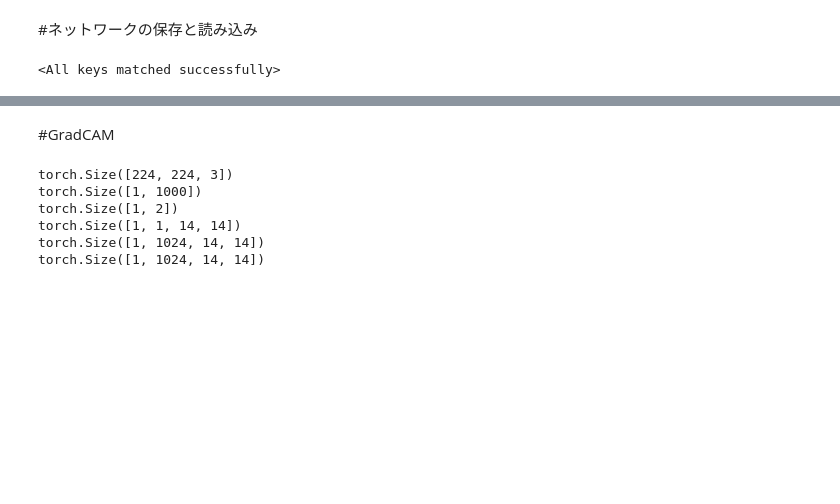
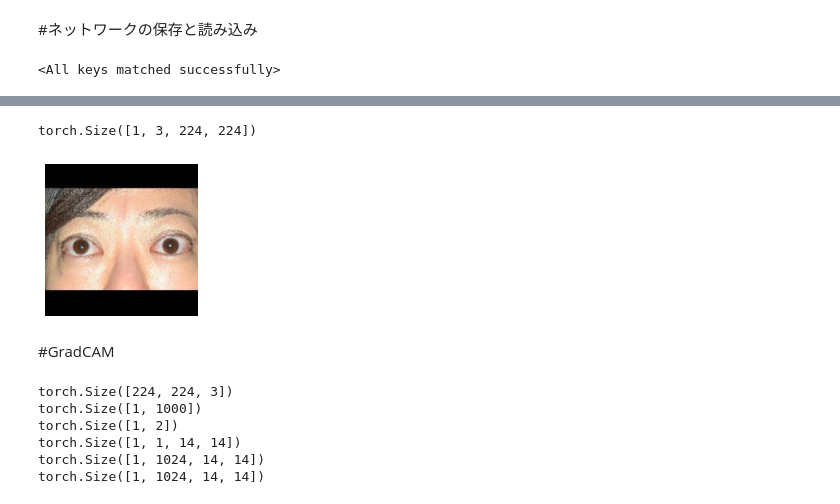
Before and after one commit to ykitaguchi77/AdvancedPytorch_Colab, a Jupyter notebook: Pytorch_転移学習調整中_Gravcont_attention_residual_network4.ipynb, the cells around one changed output, grey strips where cells are left out. Drawn from its saved outputs; the diff is of its cells as text; code cells hidden in the pictures; blank space fills up the shorter version.

```diff
--- a/Pytorch_転移学習調整中_Gravcont_attention_residual_network4.ipynb
+++ b/Pytorch_転移学習調整中_Gravcont_attention_residual_network4.ipynb
@@ -959,3 +959,68 @@ visualize_model(model_ft)
+# %%
+import cv2
+
+#評価モード
+model_ft.eval()
+
+#Dataloaderをbatch size=1で再定義する
+data_dir = '/content/data/hymenoptera_data'
+image_datasets = {x: datasets.ImageFolder(os.path.join(data_dir, x),
+                                          data_transforms[x])
+                  for x in ['train', 'val']}
+dataloaders = {x: torch.utils.data.DataLoader(image_datasets[x], batch_size=1,
+                                             shuffle=True, num_workers=4)
+              for x in ['train', 'val']}
+
+#dataloaderの中から1つを抜き出す
+with torch.no_grad():
+    inputs, labels = iter(dataloaders['val']).next()
+    inputs, labels = inputs.to(device), labels.to(device)
+    print(inputs.size())
+
+
+    # compute output
+    _, outputs, attention = model_ft(inputs)
+    softmax = nn.Softmax(dim=1)
+    outputs = softmax(outputs)
+    loss = criterion(outputs, labels)
+
+    ax = plt.subplot(1, 2, 1)
+    ax.axis('off')
+    imshow(inputs.cpu().data[0])
+
+    c_att = attention[0].data.cpu()
+    c_att = c_att.numpy()
+    d_inputs = inputs.data.cpu()
+    d_inputs = d_inputs.numpy()
+
+    in_b, in_c, in_y, in_x = inputs.shape
+
+    count = 0
+    for item_img, item_att in zip(d_inputs, c_att):
+        v_img = ((item_img.transpose((1,2,0)) + 0.5 + [0.485, 0.456, 0.406]) * [0.229, 0.224, 0.225])* 256
+        v_img = v_img[:, :, ::-1]
+        resize_att = cv2.resize(item_att[0], (in_x, in_y))
+        resize_att *= 255.
+
+        cv2.imwrite('stock1.png', v_img)
+        cv2.imwrite('stock2.png', resize_att)
+        v_img = cv2.imread('stock1.png')
+        vis_map = cv2.imread('stock2.png', 0)
+        jet_map = cv2.applyColorMap(vis_map, cv2.COLORMAP_JET)
+        jet_map = cv2.add(v_img, jet_map)
+
+        out_dir =os.path.join('output')
+        if not os.path.exists(out_dir):
+            os.mkdir(out_dir)
+        out_path = os.path.join(out_dir, 'attention', '{0:06d}.png'.format(count))
+        cv2.imwrite(out_path, jet_map)
+        out_path = os.path.join(out_dir, 'raw', '{0:06d}.png'.format(count))
+        cv2.imwrite(out_path, v_img)
+
+        count += 1
+# %% [output]
+torch.Size([1, 3, 224, 224])
+[figure, added]
 # %% [markdown]
 #GradCAM
 # %%
```
Also changed, not shown: parts of 3 cells of this notebook.
